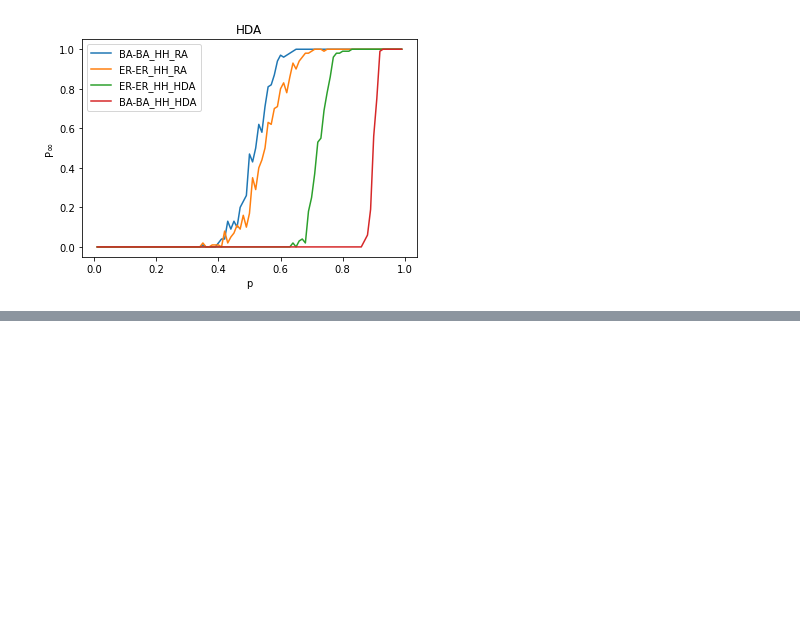
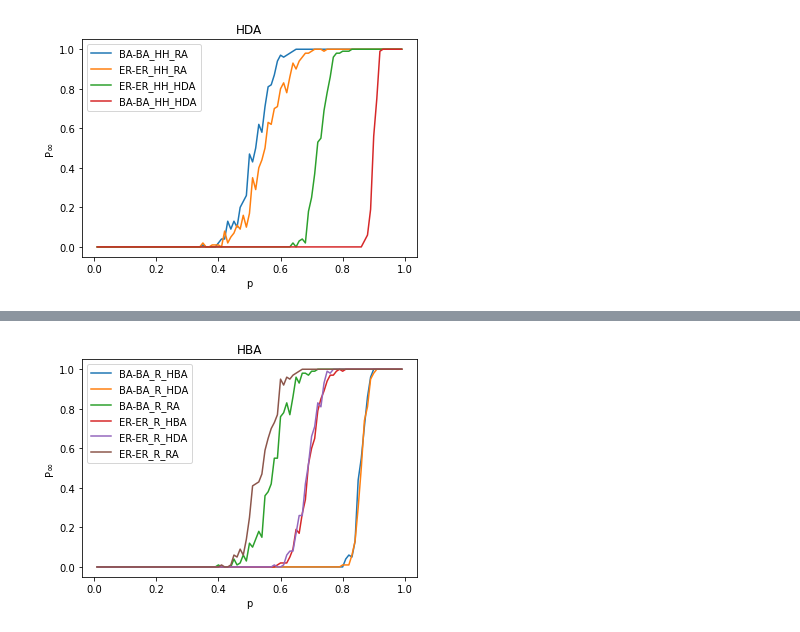
Before and after one commit to JunTu-XD/NetSci, a Jupyter notebook: Final/DataPlot.ipynb, the cells around one changed output, grey strips where cells are left out. Cells and saved outputs as stored; diff of their text form; code cells hidden in the pictures; blank space fills up the shorter version.

```diff
--- a/Final/DataPlot.ipynb
+++ b/Final/DataPlot.ipynb
@@ -148,0 +192,14 @@ plt.savefig("img/BA-ER_HDA_RA.png")
+# %%
+plt.plot(x, BA_BA_Random_Con_Max_b_ATKp_of_giant_mutual_connected_component_existing, label="BA-BA_R_HBA")
+plt.plot(x, BA_BA_Random_Con_Max_d_ATKp_of_giant_mutual_connected_component_existing, label="BA-BA_R_HDA")
+plt.plot(x, BA_BA_Random_Con_Random_ATKp_of_giant_mutual_connected_component_existing, label="BA-BA_R_RA")
+plt.plot(x, ER_ER_Random_Con_Max_b_ATKp_of_giant_mutual_connected_component_existing, label="ER-ER_R_HBA")
+plt.plot(x, ER_ER_Random_Con_Max_d_ATKp_of_giant_mutual_connected_component_existing, label="ER-ER_R_HDA")
+plt.plot(x, ER_ER_Random_Con_Random_ATKp_of_giant_mutual_connected_component_existing, label="ER-ER_R_RA")
+plt.legend()
+plt.title("HBA")
+plt.ylabel("P∞")
+plt.xlabel("p")
+plt.savefig("img/BA_BA_ER_ER_R_RA_HBA_HDA.png")
+# %% [output]
+[figure, added]
```
Also changed, not shown: parts of 2 cells of this notebook, 4 other files.
